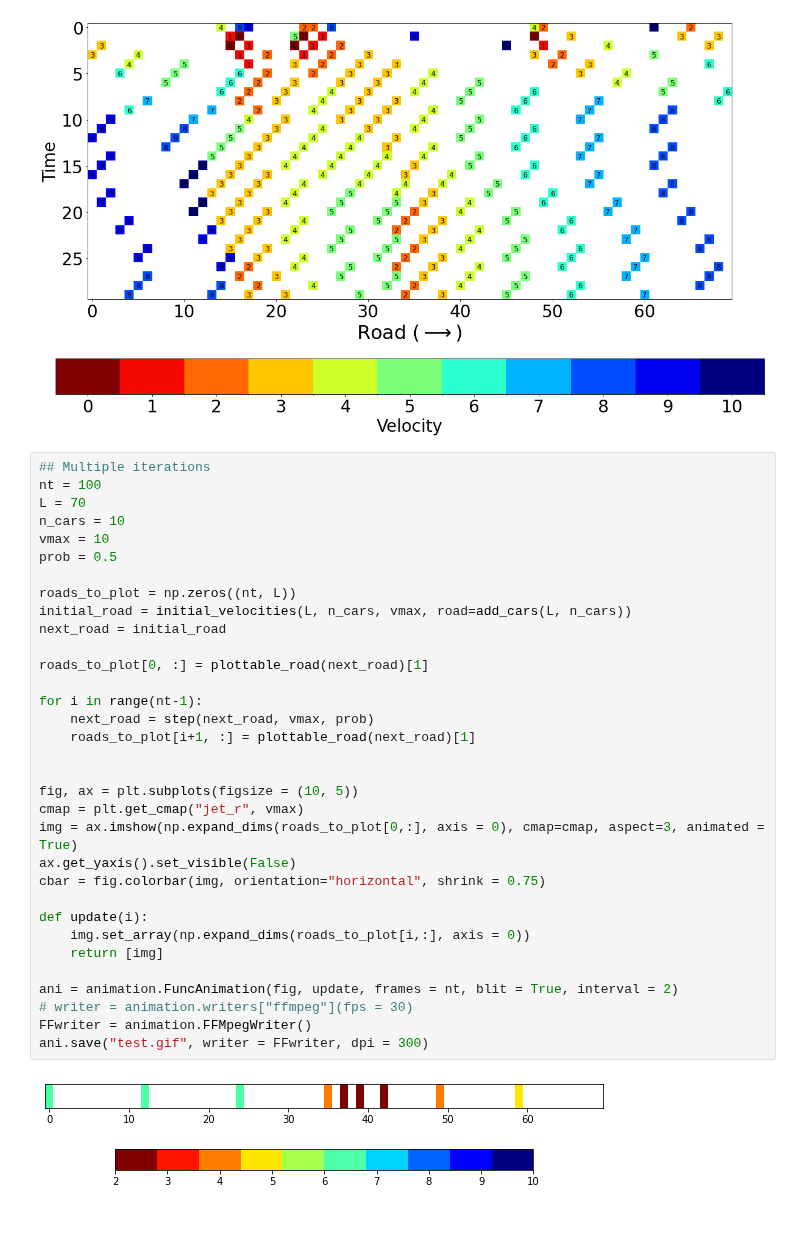
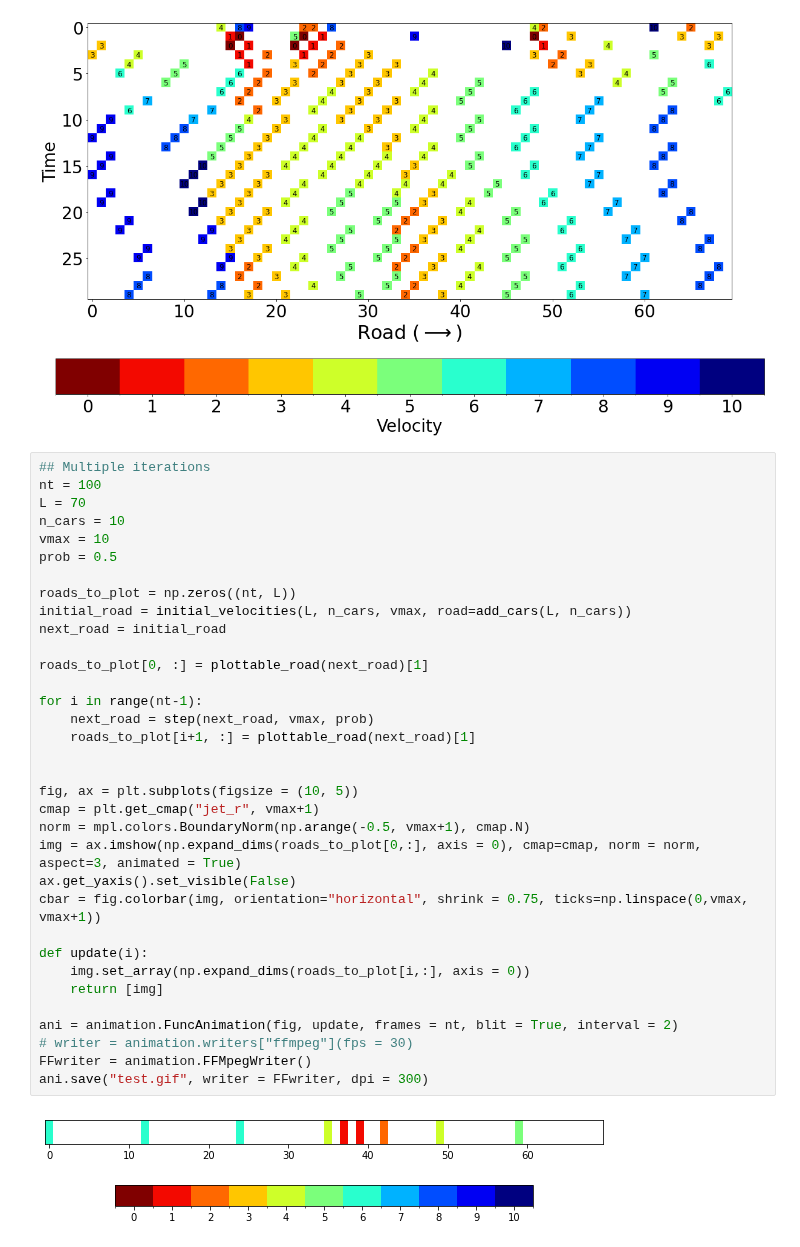
Before and after one commit to turtlesoul25/Traffic_SpeedControls_IM_Project2, a Jupyter notebook: Code.ipynb, the cells around one changed output. Drawn from its saved outputs; the diff is of its cells as text.

```diff
--- a/Code.ipynb
+++ b/Code.ipynb
@@ -256,34 +258,35 @@ plt.savefig("images/presentation_plot.jpg", dpi=300)
 ## Multiple iterations
 nt = 100
 L = 70
 n_cars = 10
 vmax = 10
 prob = 0.5
 
 roads_to_plot = np.zeros((nt, L))
 initial_road = initial_velocities(L, n_cars, vmax, road=add_cars(L, n_cars))
 next_road = initial_road
 
 roads_to_plot[0, :] = plottable_road(next_road)[1]
 
 for i in range(nt-1):
     next_road = step(next_road, vmax, prob)
     roads_to_plot[i+1, :] = plottable_road(next_road)[1]
 
 
 fig, ax = plt.subplots(figsize = (10, 5))
-cmap = plt.get_cmap("jet_r", vmax)
-img = ax.imshow(np.expand_dims(roads_to_plot[0,:], axis = 0), cmap=cmap, aspect=3, animated = True)
+cmap = plt.get_cmap("jet_r", vmax+1)
+norm = mpl.colors.BoundaryNorm(np.arange(-0.5, vmax+1), cmap.N)
+img = ax.imshow(np.expand_dims(roads_to_plot[0,:], axis = 0), cmap=cmap, norm = norm, aspect=3, animated = True)
 ax.get_yaxis().set_visible(False)
-cbar = fig.colorbar(img, orientation="horizontal", shrink = 0.75)
+cbar = fig.colorbar(img, orientation="horizontal", shrink = 0.75, ticks=np.linspace(0,vmax, vmax+1))
 
 def update(i):
     img.set_array(np.expand_dims(roads_to_plot[i,:], axis = 0))
     return [img]
 
 ani = animation.FuncAnimation(fig, update, frames = nt, blit = True, interval = 2)
 # writer = animation.writers["ffmpeg"](fps = 30)
 FFwriter = animation.FFMpegWriter()
 ani.save("test.gif", writer = FFwriter, dpi = 300)
 # %% [output]
-[figure, old version]
+[figure, new version]
```
Also changed, not shown: parts of 3 cells of this notebook, 1 other file.
